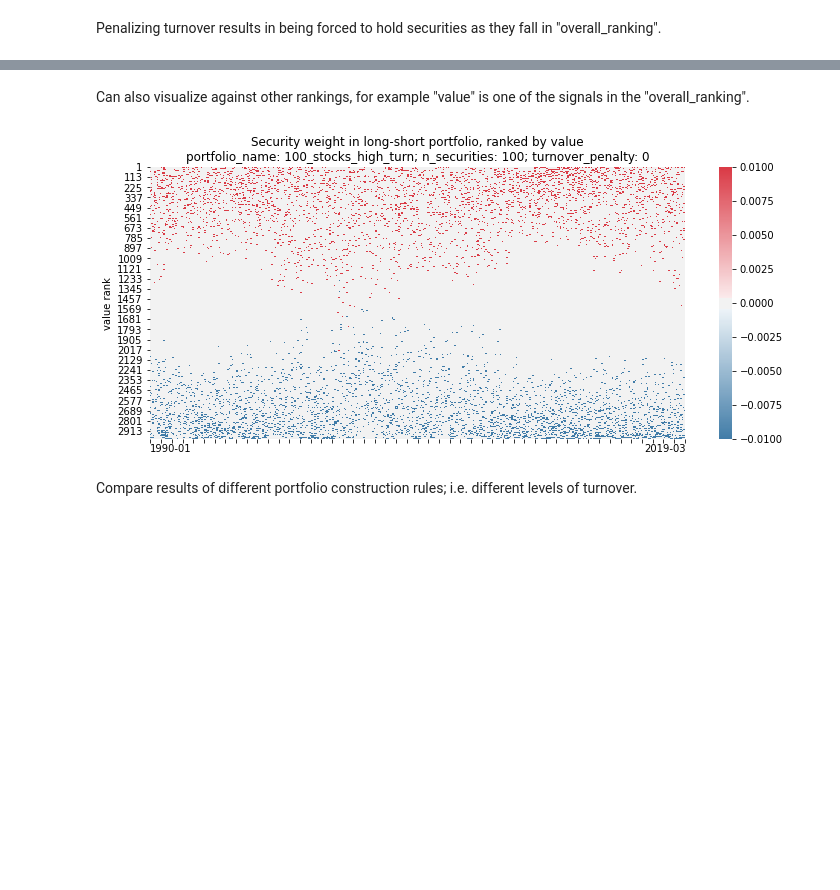
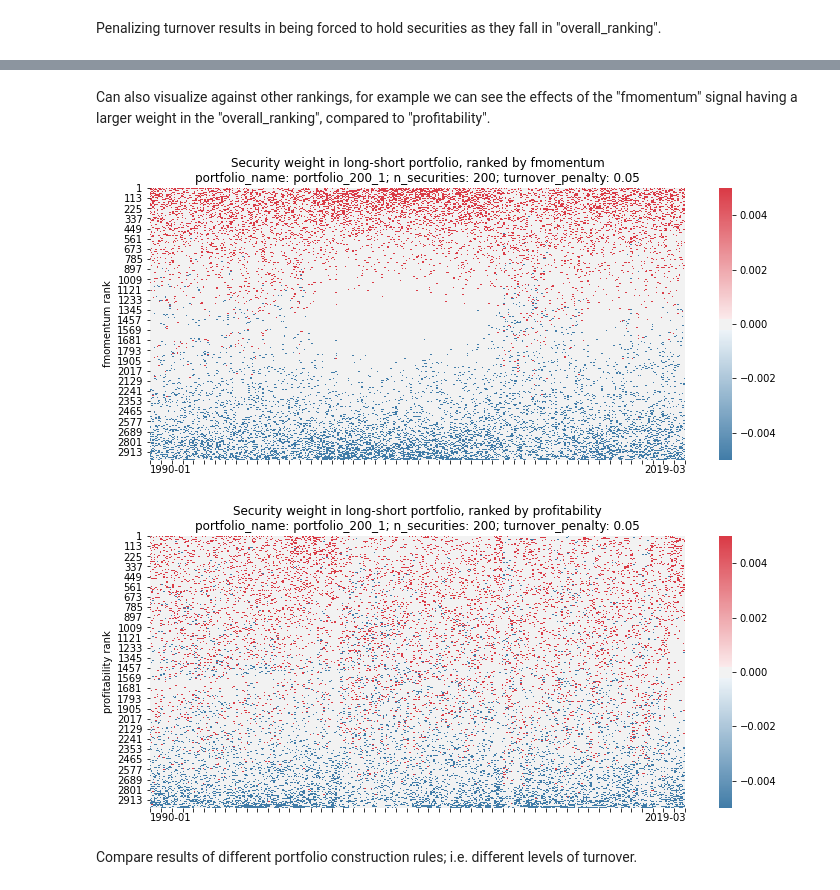
Before and after one commit to johnk1282/equity_research_demo, a Jupyter notebook: demo.ipynb, the cells around one changed output, grey strips where cells are left out. Drawn from its saved outputs; the diff is of its cells as text; code cells hidden in the pictures; blank space fills up the shorter version.

```diff
--- a/demo.ipynb
+++ b/demo.ipynb
@@ -441,8 +441,10 @@ pc.plot_security_selection('100_stocks_med_turn')
 # %% [markdown]
-Can also visualize against other rankings, for example "value" is one of the signals in the "overall_ranking".
+Can also visualize against other rankings, for example we can see the effects of the "fmomentum" signal having a larger weight in the "overall_ranking", compared to "profitability".
-# %%
-pc.plot_security_selection('100_stocks_high_turn',ranking_name='value')
-# %% [output]
-[figure, removed]
+# %%
+pc.plot_security_selection('portfolio_200_1',ranking_name='fmomentum')
+pc.plot_security_selection('portfolio_200_1',ranking_name='profitability')
+# %% [output]
+[figure, added]
+[figure, added]
 # %% [markdown]
 Compare results of different portfolio construction rules; i.e. different levels of turnover.
```
Also changed, not shown: parts of 7 cells of this notebook.
